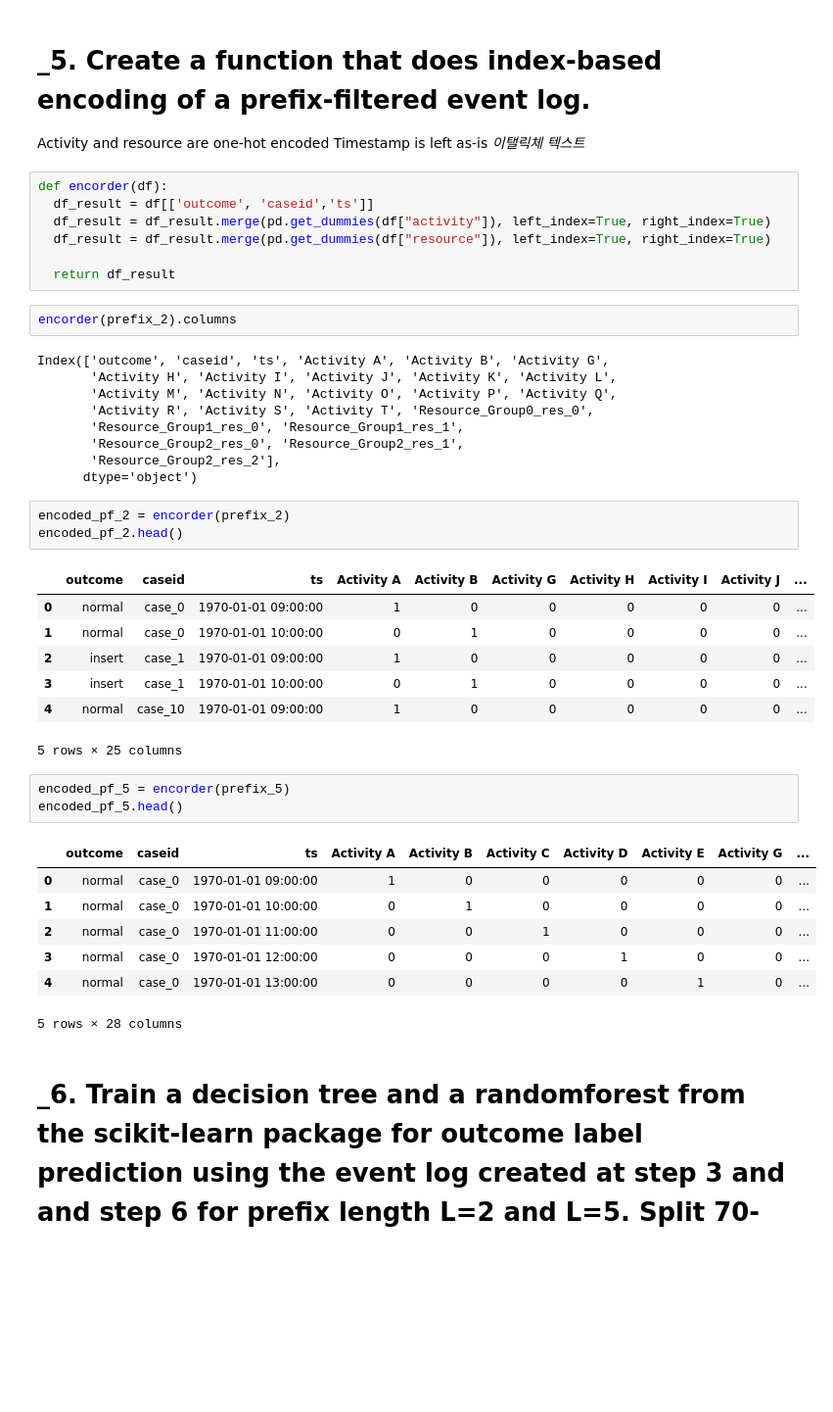
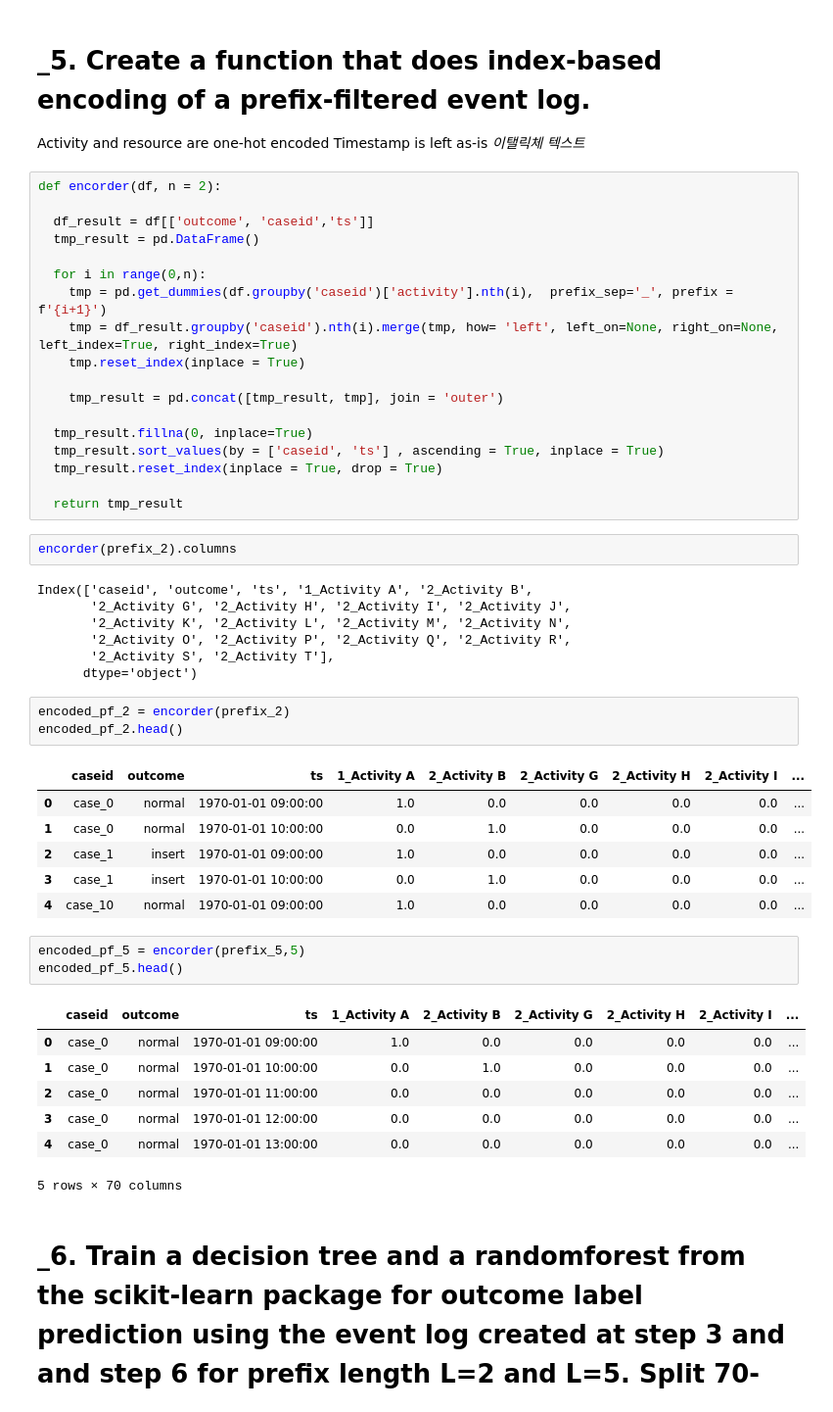
Before and after one commit to v0001/predmon-20205371-, a Jupyter notebook: Predmon2/Analysis_small3insert.ipynb, the cells around one changed output. Shown: that part at 98% size. Drawn from its saved outputs; the diff is of its cells as text; blank space fills up the shorter version.

```diff
--- a/Predmon2/Analysis_small3insert.ipynb
+++ b/Predmon2/Analysis_small3insert.ipynb
@@ -128,46 +128,54 @@ prefix_5.head(10)
 Activity and resource are one-hot encoded
 Timestamp is left as-is
 *이탤릭체 텍스트*
-# %%
-def encorder(df):
-  df_result = df[['outcome', 'caseid','ts']]
-  df_result = df_result.merge(pd.get_dummies(df["activity"]), left_index=True, right_index=True)
-  df_result = df_result.merge(pd.get_dummies(df["resource"]), left_index=True, right_index=True)
-
-  return df_result
+# %%
+def encorder(df, n = 2):
+
+  df_result = df[['outcome', 'caseid','ts']]
+  tmp_result = pd.DataFrame()
+
+  for i in range(0,n):
+    tmp = pd.get_dummies(df.groupby('caseid')['activity'].nth(i),  prefix_sep='_', prefix = f'{i+1}')
+    tmp = df_result.groupby('caseid').nth(i).merge(tmp, how= 'left', left_on=None, right_on=None, left_index=True, right_index=True)
+    tmp.reset_index(inplace = True)
+
+    tmp_result = pd.concat([tmp_result, tmp], join = 'outer')
+
+  tmp_result.fillna(0, inplace=True)
+  tmp_result.sort_values(by = ['caseid', 'ts'] , ascending = True, inplace = True)
+  tmp_result.reset_index(inplace = True, drop = True)
+
+  return tmp_result
 # %%
 encorder(prefix_2).columns
 # %% [output]
-Index(['outcome', 'caseid', 'ts', 'Activity A', 'Activity B', 'Activity G',
-       'Activity H', 'Activity I', 'Activity J', 'Activity K', 'Activity L',
-       'Activity M', 'Activity N', 'Activity O', 'Activity P', 'Activity Q',
-       'Activity R', 'Activity S', 'Activity T', 'Resource_Group0_res_0',
-       'Resource_Group1_res_0', 'Resource_Group1_res_1',
-       'Resource_Group2_res_0', 'Resource_Group2_res_1',
-       'Resource_Group2_res_2'],
+Index(['caseid', 'outcome', 'ts', '1_Activity A', '2_Activity B',
+       '2_Activity G', '2_Activity H', '2_Activity I', '2_Activity J',
+       '2_Activity K', '2_Activity L', '2_Activity M', '2_Activity N',
+       '2_Activity O', '2_Activity P', '2_Activity Q', '2_Activity R',
+       '2_Activity S', '2_Activity T'],
       dtype='object')
 # %%
 encoded_pf_2 = encorder(prefix_2)
 encoded_pf_2.head()
 # %% [output]
-|  | outcome | caseid | ts | Activity A | Activity B | Activity G | Activity H | Activity I | Activity J | ... |
-| 0 | normal | case_0 | 1970-01-01 09:00:00 | 1 | 0 | 0 | 0 | 0 | 0 | ... |
-| 1 | normal | case_0 | 1970-01-01 10:00:00 | 0 | 1 | 0 | 0 | 0 | 0 | ... |
-| 2 | insert | case_1 | 1970-01-01 09:00:00 | 1 | 0 | 0 | 0 | 0 | 0 | ... |
-| 3 | insert | case_1 | 1970-01-01 10:00:00 | 0 | 1 | 0 | 0 | 0 | 0 | ... |
-| 4 | normal | case_10 | 1970-01-01 09:00:00 | 1 | 0 | 0 | 0 | 0 | 0 | ... |
+|  | caseid | outcome | ts | 1_Activity A | 2_Activity B | 2_Activity G | 2_Activity H | 2_Activity I | ... |
+| 0 | case_0 | normal | 1970-01-01 09:00:00 | 1.0 | 0.0 | 0.0 | 0.0 | 0.0 | ... |
+| 1 | case_0 | normal | 1970-01-01 10:00:00 | 0.0 | 1.0 | 0.0 | 0.0 | 0.0 | ... |
+| 2 | case_1 | insert | 1970-01-01 09:00:00 | 1.0 | 0.0 | 0.0 | 0.0 | 0.0 | ... |
+| 3 | case_1 | insert | 1970-01-01 10:00:00 | 0.0 | 1.0 | 0.0 | 0.0 | 0.0 | ... |
+| 4 | case_10 | normal | 1970-01-01 09:00:00 | 1.0 | 0.0 | 0.0 | 0.0 | 0.0 | ... |
-5 rows × 25 columns
 # %%
-encoded_pf_5 = encorder(prefix_5)
+encoded_pf_5 = encorder(prefix_5,5)
 encoded_pf_5.head()
 # %% [output]
-|  | outcome | caseid | ts | Activity A | Activity B | Activity C | Activity D | Activity E | Activity G | ... |
-| 0 | normal | case_0 | 1970-01-01 09:00:00 | 1 | 0 | 0 | 0 | 0 | 0 | ... |
-| 1 | normal | case_0 | 1970-01-01 10:00:00 | 0 | 1 | 0 | 0 | 0 | 0 | ... |
-| 2 | normal | case_0 | 1970-01-01 11:00:00 | 0 | 0 | 1 | 0 | 0 | 0 | ... |
-| 3 | normal | case_0 | 1970-01-01 12:00:00 | 0 | 0 | 0 | 1 | 0 | 0 | ... |
-| 4 | normal | case_0 | 1970-01-01 13:00:00 | 0 | 0 | 0 | 0 | 1 | 0 | ... |
+|  | caseid | outcome | ts | 1_Activity A | 2_Activity B | 2_Activity G | 2_Activity H | 2_Activity I | ... |
+| 0 | case_0 | normal | 1970-01-01 09:00:00 | 1.0 | 0.0 | 0.0 | 0.0 | 0.0 | ... |
+| 1 | case_0 | normal | 1970-01-01 10:00:00 | 0.0 | 1.0 | 0.0 | 0.0 | 0.0 | ... |
+| 2 | case_0 | normal | 1970-01-01 11:00:00 | 0.0 | 0.0 | 0.0 | 0.0 | 0.0 | ... |
+| 3 | case_0 | normal | 1970-01-01 12:00:00 | 0.0 | 0.0 | 0.0 | 0.0 | 0.0 | ... |
+| 4 | case_0 | normal | 1970-01-01 13:00:00 | 0.0 | 0.0 | 0.0 | 0.0 | 0.0 | ... |
-5 rows × 28 columns
+5 rows × 70 columns
 # %% [markdown]
 # _6. Train a decision tree and a randomforest from the scikit-learn package for outcome label prediction using the event log created at step 3 and and step 6 for prefix length L=2 and L=5.  Split 70-30 for training-testing.
 
```
Also changed, not shown: parts of 8 cells of this notebook, 1 other file.
